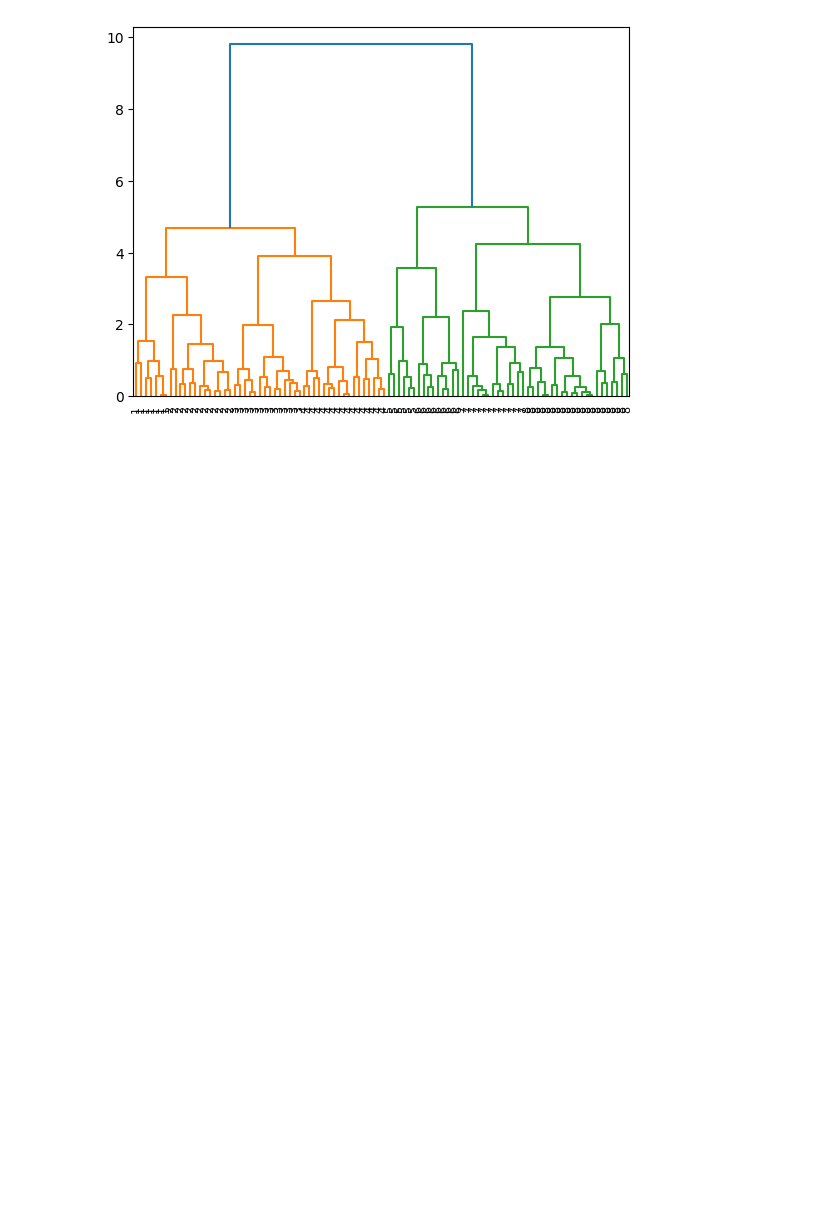
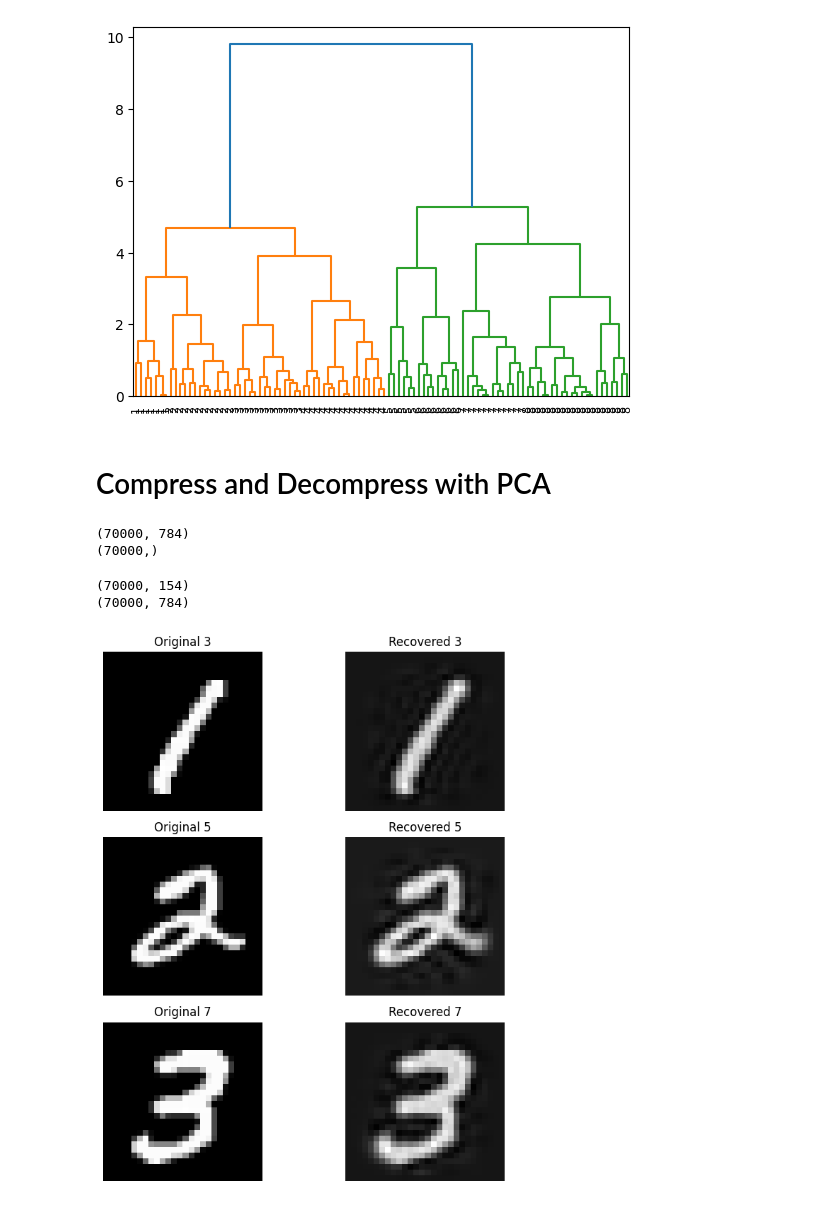
Before and after one commit to umutky/ds_study, a Jupyter notebook: dimensionality_reduction.ipynb, the cells around one changed output. Saved outputs shown, nothing was run; the diff lists cells and outputs as text; code cells hidden in the pictures; blank space fills up the shorter version.

```diff
--- a/dimensionality_reduction.ipynb
+++ b/dimensionality_reduction.ipynb
@@ -283,3 +338,49 @@ dendrogram(mergings, labels=labels, leaf_rotation=90, leaf_font_size=8);
 
 [100 rows x 2 columns]
 [figure]
+# %% [markdown]
+# Compress and Decompress with PCA
+# %%
+from sklearn.datasets import fetch_openml
+
+# Load the MNIST dataset
+mnist = fetch_openml('mnist_784', version=1)
+X_mnist, y_mnist = mnist["data"], mnist["target"]
+
+print(X_mnist.shape)
+print(y_mnist.shape)
+# %% [output]
+(70000, 784)
+(70000,)
+# %%
+from sklearn.decomposition import PCA
+
+# 95% oranında varyansı koruyacak şekilde boyut indirgeme işlemi
+pca = PCA(n_components=0.95)
+
+X_mnist_reduced = pca.fit_transform(X_mnist)
+print(X_mnist_reduced.shape)
+
+x_mnist_recovered = pca.inverse_transform(X_mnist_reduced)
+print(x_mnist_recovered.shape)
+
+fig, axes = plt.subplots(3, 2, figsize=(8, 8))
+
+# Plot original images
+for i, num in enumerate([3, 5, 7]):
+    axes[i, 0].imshow(X_mnist.iloc[num].values.reshape(28, 28), cmap='gray')
+    axes[i, 0].set_title(f'Original {num}')
+    axes[i, 0].axis('off')
+
+# Plot recovered images
+for i, num in enumerate([3, 5, 7]):
+    axes[i, 1].imshow(x_mnist_recovered[num].reshape(28, 28), cmap='gray')
+    axes[i, 1].set_title(f'Recovered {num}')
+    axes[i, 1].axis('off')
+
+plt.tight_layout()
+plt.show()
+# %% [output]
+(70000, 154)
+(70000, 784)
+[figure, added]
```
Also changed, not shown: parts of 19 cells of this notebook.
